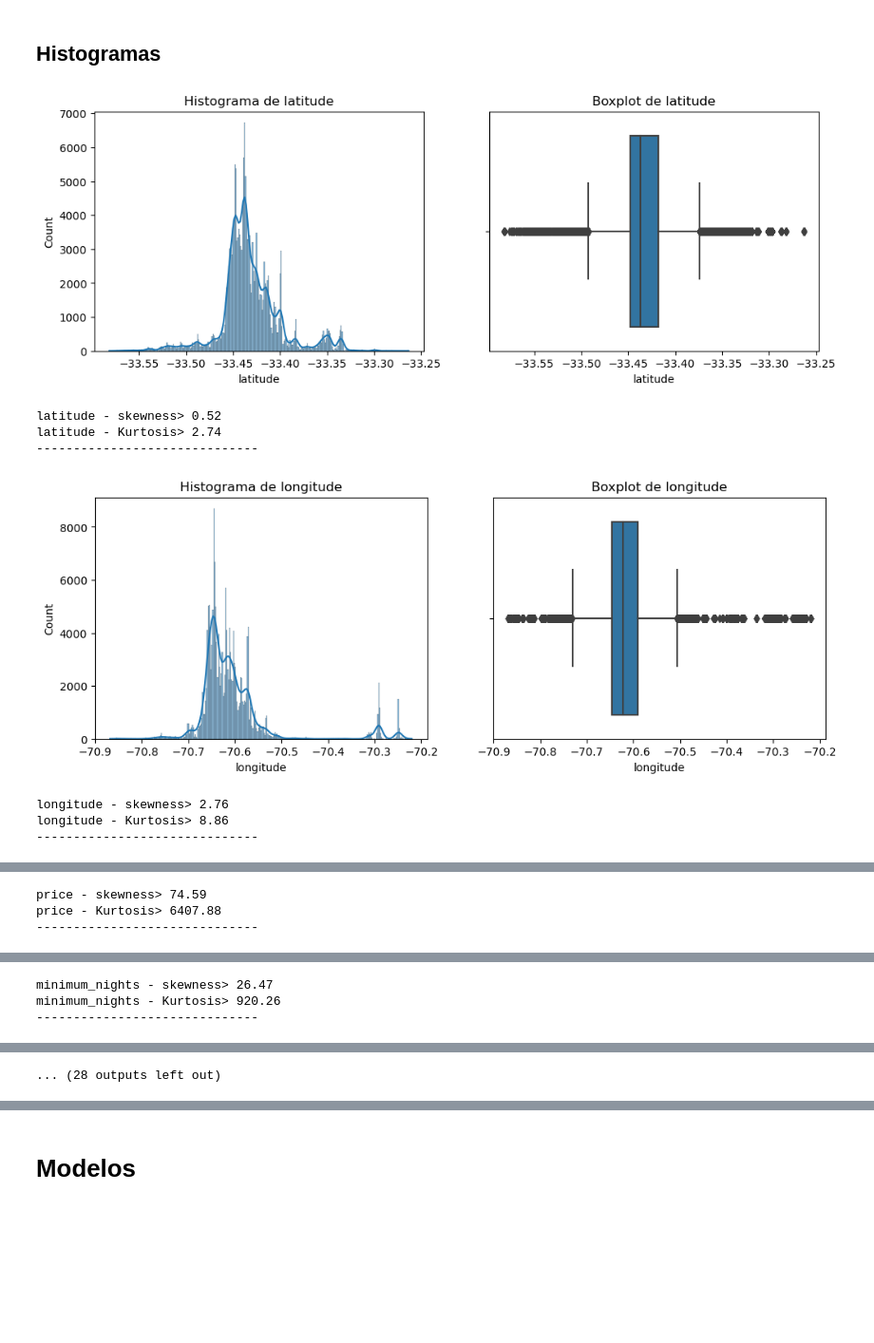
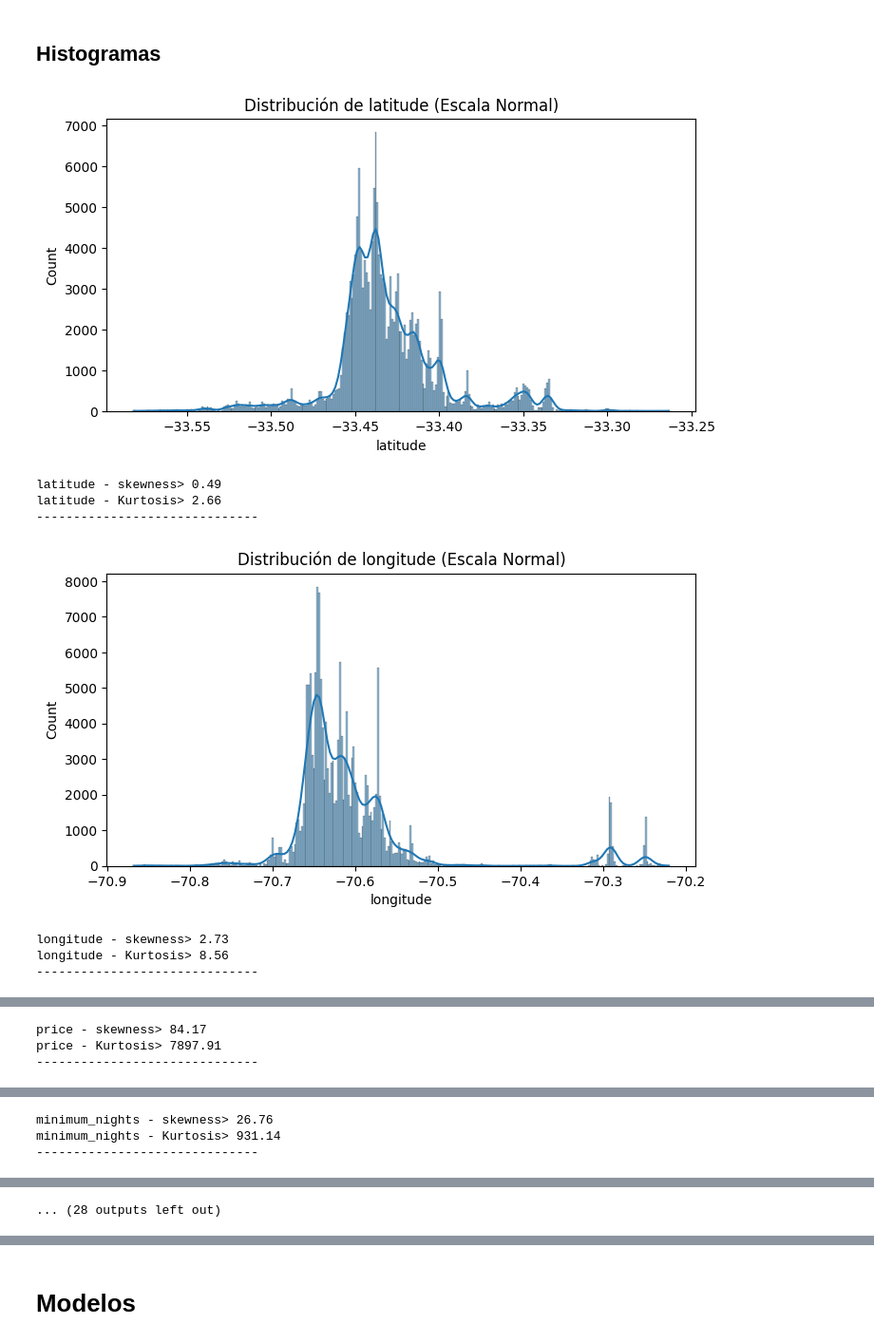
Before and after one commit to branxeto/TareaDataSciene, a Jupyter notebook: Model.ipynb, the cells around one changed output, grey strips where cells are left out. Shown at 95% size. Cells and saved outputs as stored; diff of their text form; code cells hidden in the pictures; blank space fills up the shorter version.

```diff
--- a/Model.ipynb
+++ b/Model.ipynb
@@ -25,22 +25,4 @@ Built with CUDA: True
 # %%
-df = pd.read_csv('Datos/santiago_final_corregido.csv')
-df = df.dropna(subset=['price'])
+df = pd.read_csv('Datos/santiago_actualizado_final_REAL.csv')
+df = df.dropna()
 df = df.drop(['id'], axis = 1)
-
-train_df = df.sample(frac=0.8, random_state=42)
-test_df = df.drop(train_df.index)
-
-
-train_df = tfdf.keras.pd_dataframe_to_tf_dataset(
-    train_df,
-    task = tfdf.keras.Task.REGRESSION,
-    label = 'price',
-)
-
-test_df = tfdf.keras.pd_dataframe_to_tf_dataset(
-    test_df,
-    task = tfdf.keras.Task.REGRESSION,
-    label = 'price',
-)
-
-train_df = train_df.prefetch(tf.data.AUTOTUNE)
@@ -100,27 +31,28 @@ dtype: int64
 # %% [markdown]
 ## Histogramas
 # %%
-numeric_cols = df.select_dtypes(include=[np.number]).columns
+variables_con_log = ['price', 'minimum_nights', 'number_of_reviews', 'number_of_reviews_ltm']# Agrega aquí las que se vean mal
 
-for col in numeric_cols:
-    fig, axes = plt.subplots(1, 2, figsize=(12, 4))
+for columna in df.select_dtypes(include=[np.number]).columns:
+    plt.figure(figsize=(8, 4))
 
-    sns.histplot(df[col], kde=True, ax=axes[0])
-    axes[0].set_title(f'Histograma de {col}')
-
-    sns.boxplot(x=df[col], ax=axes[1])
-    axes[1].set_title(f'Boxplot de {col}')
+    if columna in variables_con_log:
+        sns.histplot(df[columna], kde=True, log_scale=True)
+        plt.title(f'Distribución de {columna} (Escala Logarítmica)')
+    else:
+        sns.histplot(df[columna], kde=True)
+        plt.title(f'Distribución de {columna} (Escala Normal)')
 
     plt.show()
-    print(f'{col} - skewness> {df[col].skew():.2f}')
-    print(f'{col} - Kurtosis> {df[col].kurt():.2f}')
+    print(f'{columna} - skewness> {df[columna].skew():.2f}')
+    print(f'{columna} - Kurtosis> {df[columna].kurt():.2f}')
     print('-'*30)
 # %% [output]
-[figure, old version]
+[figure, new version]
-latitude - skewness> 0.52
-latitude - Kurtosis> 2.74
+latitude - skewness> 0.49
+latitude - Kurtosis> 2.66
 ------------------------------
-[figure, old version]
+[figure, new version]
-longitude - skewness> 2.76
-longitude - Kurtosis> 8.86
+longitude - skewness> 2.73
+longitude - Kurtosis> 8.56
 ------------------------------
@@ -128,3 +60,3 @@ longitude - Kurtosis> 8.86
-price - skewness> 74.59
-price - Kurtosis> 6407.88
+price - skewness> 84.17
+price - Kurtosis> 7897.91
 ------------------------------
@@ -132,3 +64,3 @@ price - Kurtosis> 6407.88
-minimum_nights - skewness> 26.47
-minimum_nights - Kurtosis> 920.26
+minimum_nights - skewness> 26.76
+minimum_nights - Kurtosis> 931.14
 ------------------------------
```
Also changed, not shown: parts of 36 cells of this notebook.
